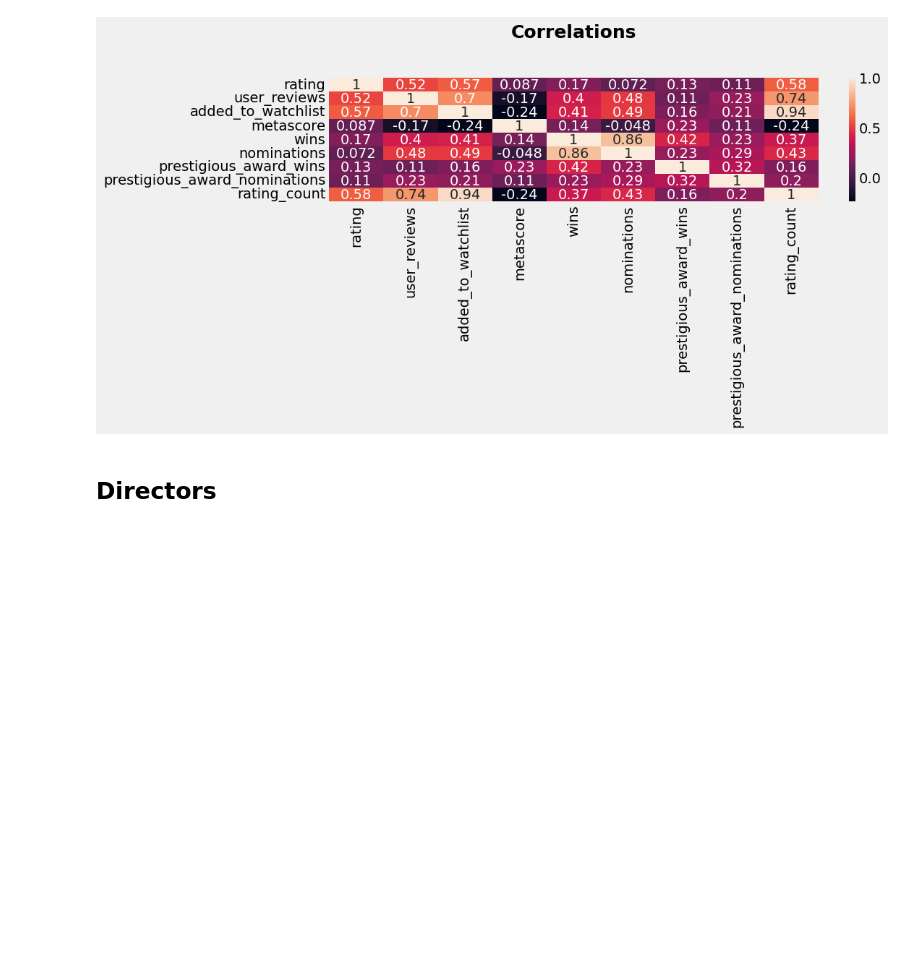
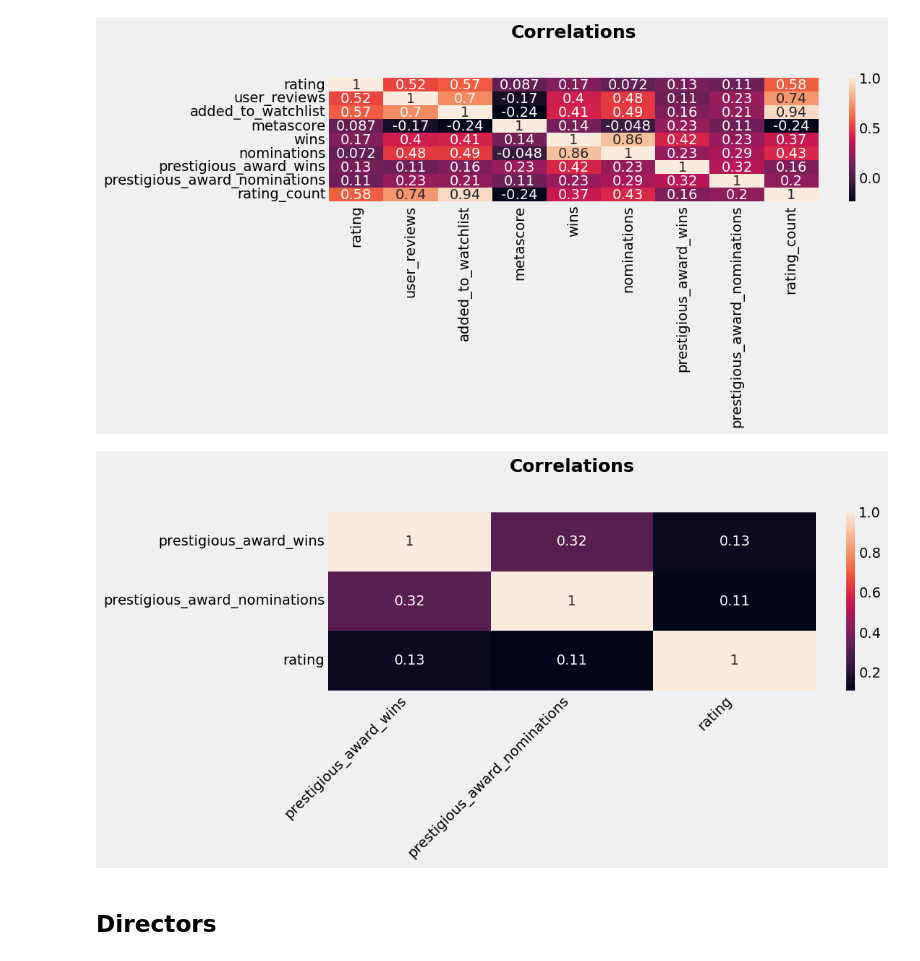
Before and after one commit to dmitkov28/notebooks, a Jupyter notebook: notebooks/ML/movies/imdb/imdb_2.ipynb, the cells around one changed output. Saved outputs shown, nothing was run; the diff lists cells and outputs as text; code cells hidden in the pictures; blank space fills up the shorter version.

```diff
--- a/notebooks/ML/movies/imdb/imdb_2.ipynb
+++ b/notebooks/ML/movies/imdb/imdb_2.ipynb
@@ -793,6 +797,14 @@ plt.tight_layout()
 plt.show()
 # %% [output]
 [figure]
+# %%
+ax = sns.heatmap(df[["prestigious_award_wins", "prestigious_award_nominations", "rating"]].corr(), annot=True)
+ax.set_title("Correlations")
+ax.set_xticklabels(ax.get_xticklabels(), rotation=45, ha='right')
+plt.tight_layout()
+plt.show()
+# %% [output]
+[figure, added]
 # %%
 # exploded_genres.groupby(["decade","genre"]).size()
 # fig, ax = plt.subplots()
```
Also changed, not shown: parts of 20 cells of this notebook.
